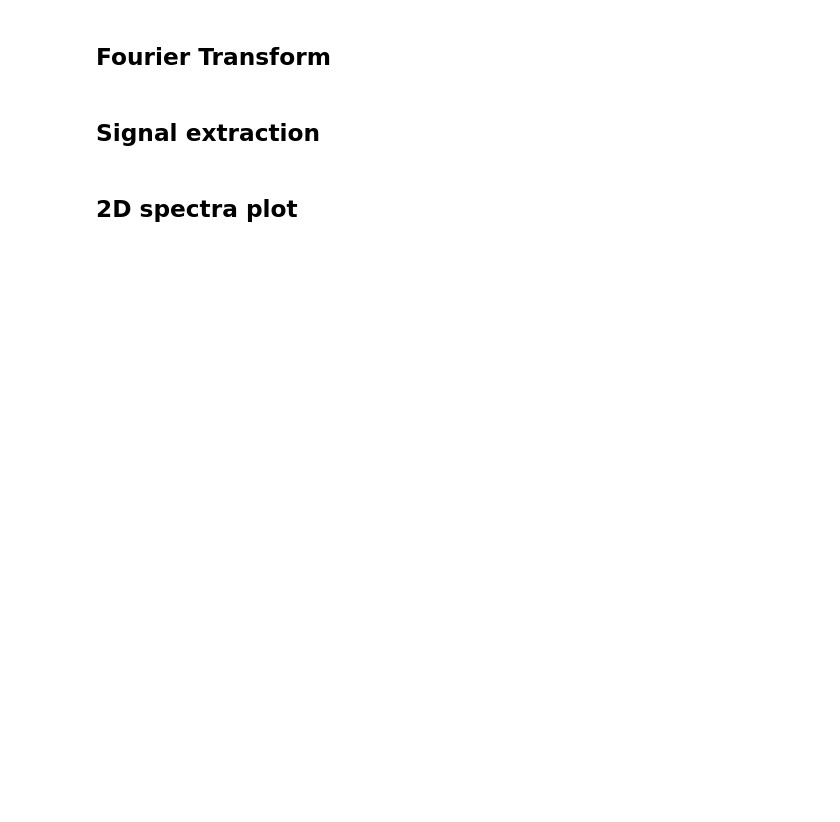
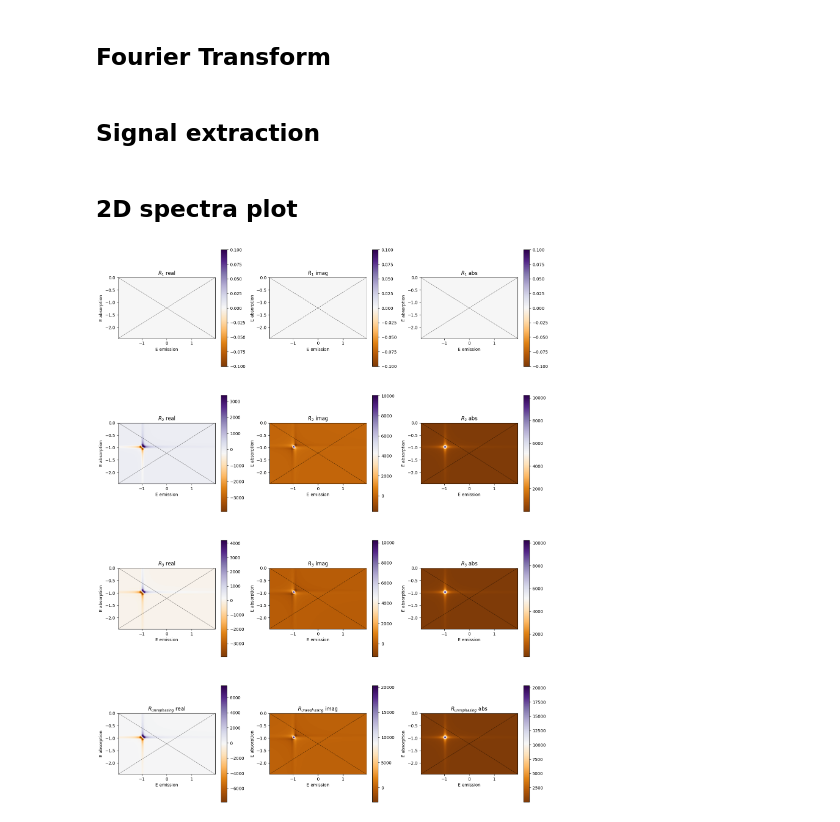
Before and after one commit to SilvaScience/QuDPy, a Jupyter notebook: examples/Template_for_model.ipynb, the cells around one changed output. Saved outputs shown, nothing was run; the diff lists cells and outputs as text; code cells hidden in the pictures; blank space fills up the shorter version.

```diff
--- a/examples/Template_for_model.ipynb
+++ b/examples/Template_for_model.ipynb
@@ -30,4 +506,30 @@ hbar = 0.658211951 # hbar in eV*fs
 # %% [markdown]
 ## Feynmann Diagram
+# %%
+DG = uf.DiagramGenerator
+R3rd = DG()
+dummy_times = [0, 100, 200, 300]
+t_pulse = np.array([-1, 1])
+R3rd.efield_times = [t_pulse] * 4
+
+# --- 1. Diagrammes Rephasing (R1, R2, R3) ---
+# Phase discrimination pour k_I = -k1 + k2 + k3
+R3rd.set_phase_discrimination([(0, 1), (1, 0), (1, 0)])
+[R3, R1, R2] = R3rd.get_diagrams(dummy_times)
+rephasing = [R1, R2, R3]
+
+# --- 2. Diagrammes Non-Rephasing (R4, R5, R6) ---
+# Phase discrimination pour k_II = +k1 - k2 + k3
+R3rd.set_phase_discrimination([(1, 0), (0, 1), (1, 0)])
+[R6, R4, R5] = R3rd.get_diagrams(dummy_times)
+nonrephasing = [R4, R5, R6]
+response_list = []
+total_diagrams = rephasing + nonrephasing
 # %% [markdown]
 ## Dynamic calcul
+# %%
+print("Calcul de la dynamique quantique en cours...")
+for k in range(6):
+    # L'argument r=res_fs dicte le pas temporel à la librairie
+    states, t1, t2, dipole = sys.coherence2d(time_delays, total_diagrams[k], scan_id, r=res_fs, parallel=False)
+    response_list.append(1j * dipole)
@@ -34,6 +550,21 @@ hbar = 0.658211951 # hbar in eV*fs
 # %% [markdown]
 ## Fourier Transform
+# %%
+spectra_list, extent, f1, f2 = sys.spectra(response_list, resolution=res_fs)
 # %% [markdown]
 ## Signal extraction
+# %%
+rephasing_spectra = spectra_list[:3]
+rephasing_spectra.append(np.sum(spectra_list[:3], 0)) # La somme donne le signal Rephasing macroscopique
+
+nonrephasing_spectra = spectra_list[3:]
+nonrephasing_spectra.append(np.sum(spectra_list[3:], 0))
 # %% [markdown]
 ## 2D spectra plot
+# %%
+pf.silva_plot(nonrephasing_spectra, f1,f2, labels=['E emission', 'E absorption'],
+              title_list=['$R_1$', '$R_2$', '$R_3$', '$R_{unrephasing}$'], scale='linear', color_map='PuOr',
+              interpolation='spline36', center_scale=False, plot_sum=False, plot_quadrant='Zoom', invert_y=False,
+              diagonals=[True, True],Zoom_coor = [-2,2,-2.5,0])
+# %% [output]
+[figure, added]
```
Also changed, not shown: parts of 13 cells of this notebook, 1 other file.
